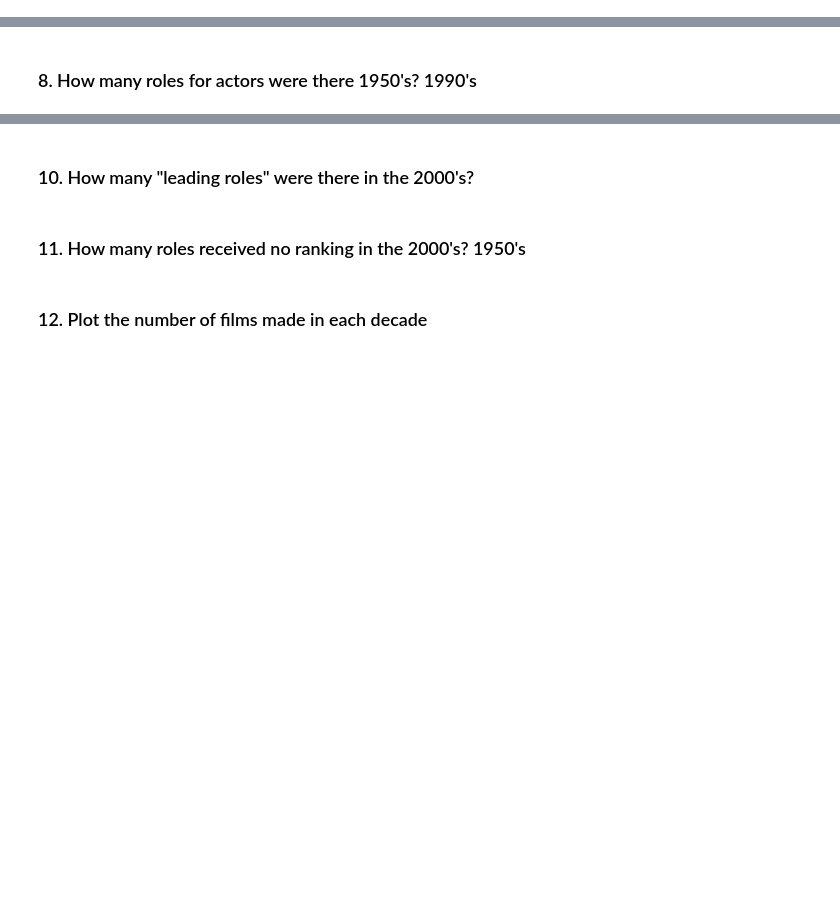
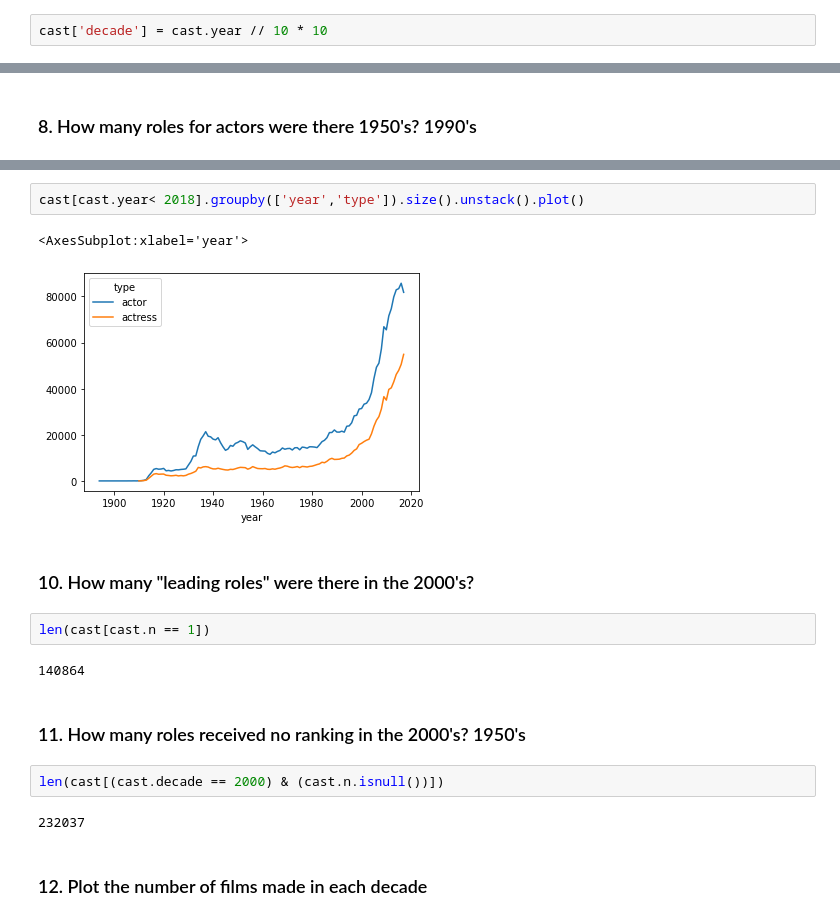
Before and after one commit to ajatwani/OIM3640_SP22, a Jupyter notebook: 16-pandas_filtering.ipynb, the cells around one changed output, grey strips where cells are left out. Cells and saved outputs as stored; diff of their text form; blank space fills up the shorter version.

```diff
--- a/16-pandas_filtering.ipynb
+++ b/16-pandas_filtering.ipynb
@@ -37,6 +37,8 @@ cast.head()
 | 2 | Battle of the Sexes | 2017 | $hutter | actor | Bobby Riggs Fan | 10.0 |
 | 3 | Secret in Their Eyes | 2015 | $hutter | actor | 2002 Dodger Fan | NaN |
 | 4 | Steve Jobs | 2015 | $hutter | actor | 1988 Opera House Patron | NaN |
+# %%
+cast['decade'] = cast.year // 10 * 10
 # %% [markdown]
 ### basic operations
 * df.head([optional value])
@@ -153,6 +208,19 @@ titles.year[titles['year'] < 2018].value_counts().sort_index().plot();
+# %%
+cast[cast.year< 2018].groupby(['year','type']).size().unstack().plot()
+# %% [output]
+<AxesSubplot:xlabel='year'>
+[figure, added]
 # %% [markdown]
 ### 10. How many "leading roles" were there in the 2000's?
+# %%
+len(cast[cast.n == 1])
+# %% [output]
+140864
 # %% [markdown]
 ### 11. How many roles received no ranking in the 2000's? 1950's
+# %%
+len(cast[(cast.decade == 2000) & (cast.n.isnull())])
+# %% [output]
+232037
 # %% [markdown]
 ### 12. Plot the number of films made in each decade
```
Also changed, not shown: parts of 18 cells of this notebook.
